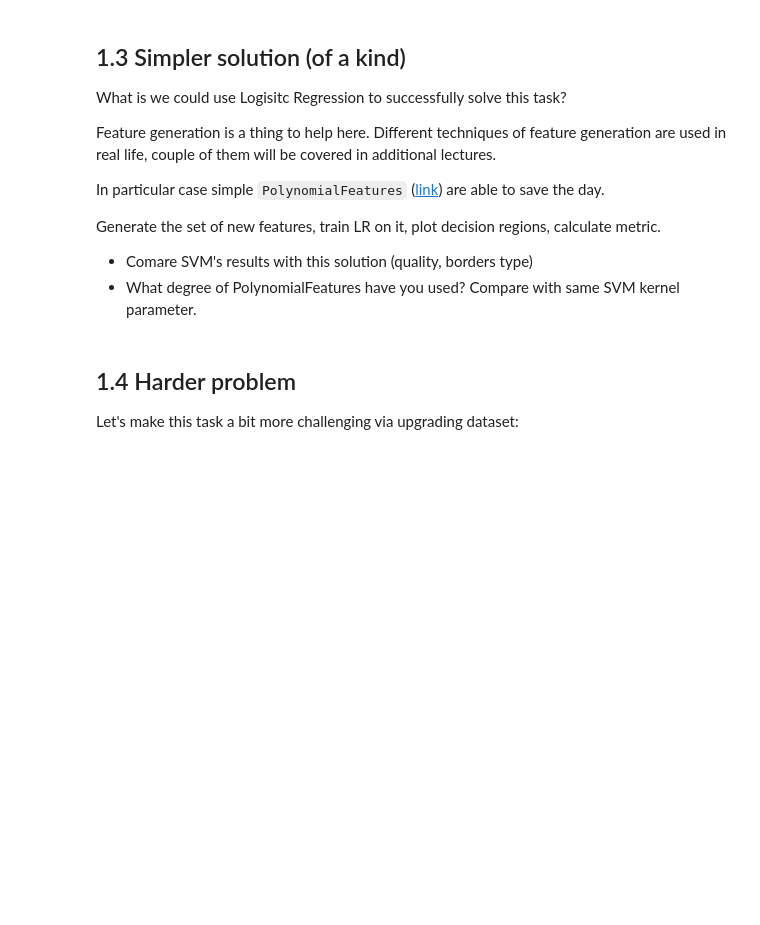
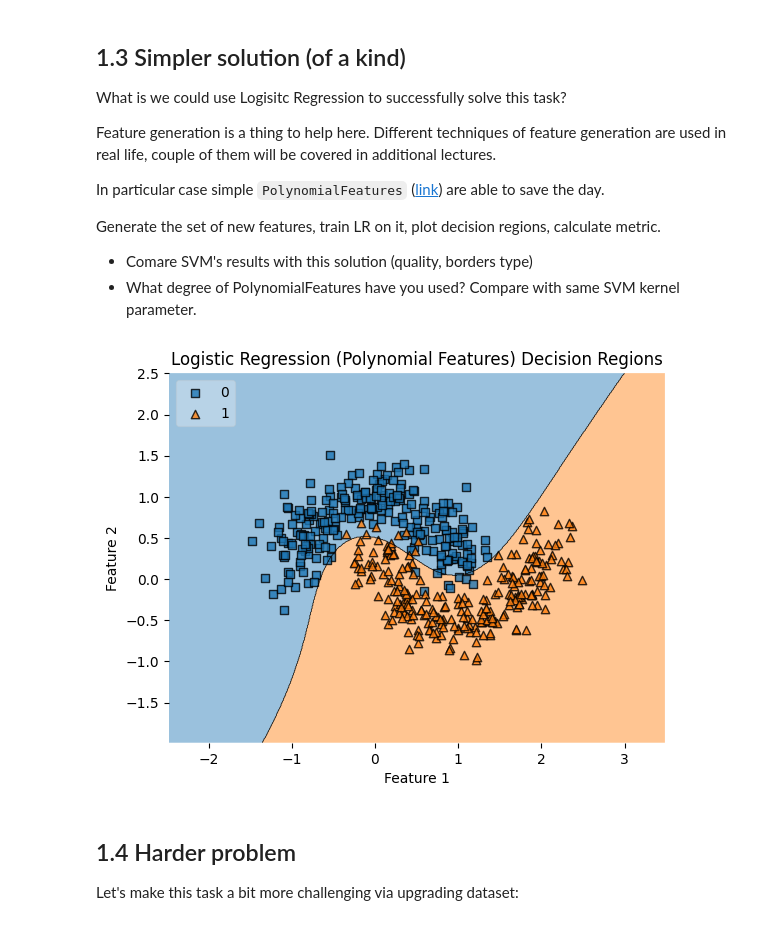
Before and after one commit to brayandm/master-machine-learning-homeworks, a Jupyter notebook: lab01_ml_pipeline/lab01_part3_svm_kernels.ipynb, the cells around one changed output. Drawn from its saved outputs; the diff is of its cells as text; code cells hidden in the pictures; blank space fills up the shorter version.

```diff
--- a/lab01_ml_pipeline/lab01_part3_svm_kernels.ipynb
+++ b/lab01_ml_pipeline/lab01_part3_svm_kernels.ipynb
@@ -155,3 +151,17 @@ from sklearn.preprocessing import PolynomialFeatures
+# %%
+from sklearn.preprocessing import PolynomialFeatures
+from sklearn.pipeline import Pipeline
+
+log_reg_poly_pipeline = Pipeline([
+    ('poly_features', PolynomialFeatures(degree=3)),
+    ('log_reg', LogisticRegression(random_state=42))
+])
+
+log_reg_poly_pipeline.fit(moons_points, moons_labels)
+
+plot_decisions(moons_points, moons_labels, log_reg_poly_pipeline, title='Logistic Regression (Polynomial Features) Decision Regions')
+# %% [output]
+[figure, added]
 # %% [markdown]
 ## 1.4 Harder problem
 
```
Also changed, not shown: parts of 1 cell of this notebook.
